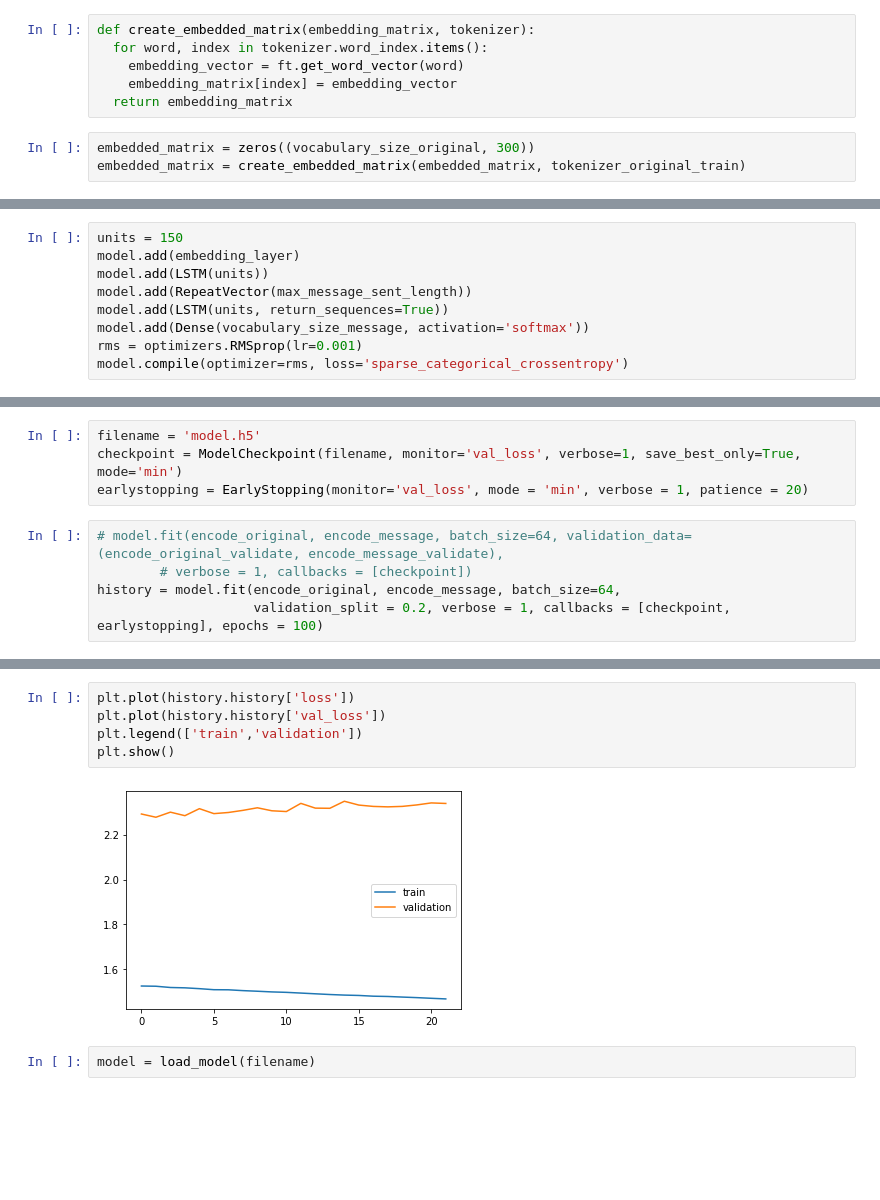
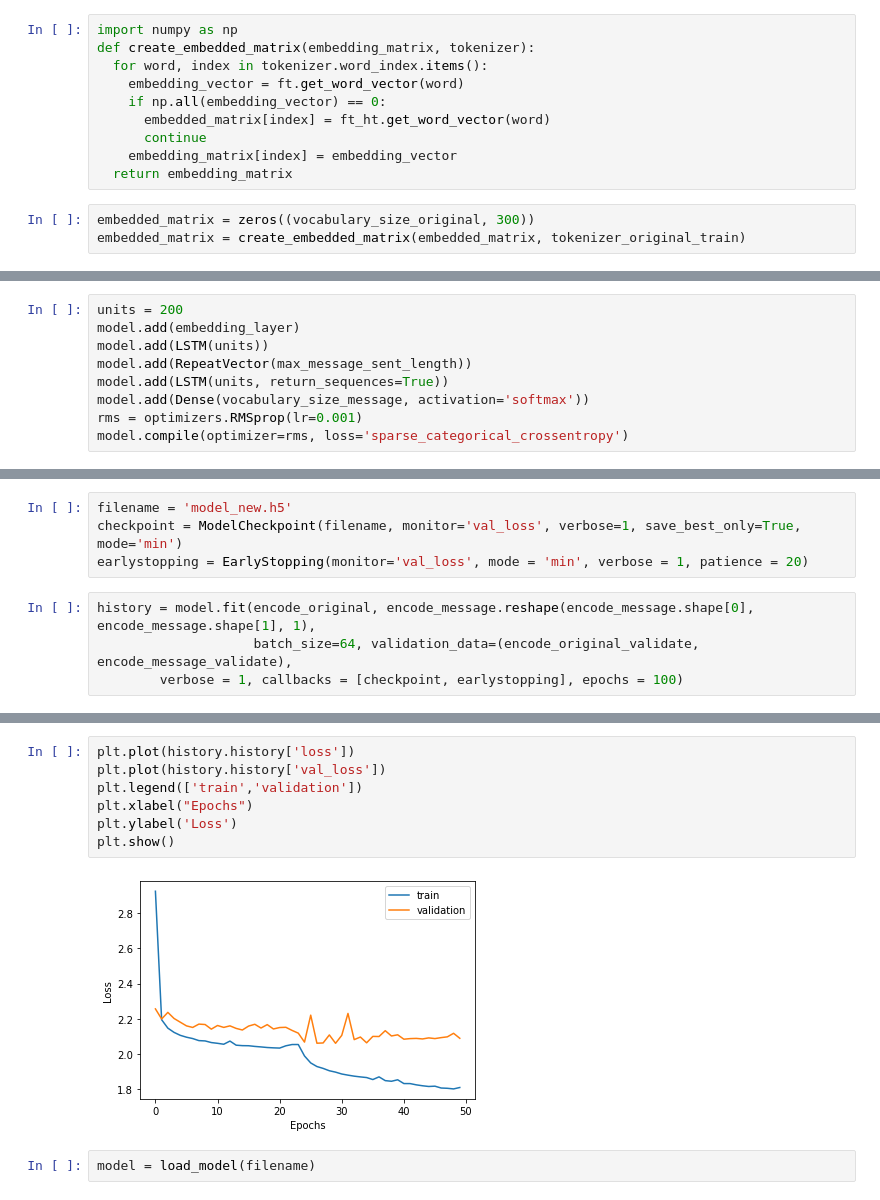
Before and after one commit to vadlamani-s/Multi-Language-Machine-Translation, a Jupyter notebook: LanguageTranslationSch.ipynb, the cells around one changed output, grey strips where cells are left out. Drawn from its saved outputs; the diff is of its cells as text; blank space fills up the shorter version.

```diff
--- a/LanguageTranslationSch.ipynb
+++ b/LanguageTranslationSch.ipynb
@@ -197,9 +177,13 @@ Building a Embedded Matrix
 
 ---
 # %%
+import numpy as np
 def create_embedded_matrix(embedding_matrix, tokenizer):
   for word, index in tokenizer.word_index.items():
     embedding_vector = ft.get_word_vector(word)
+    if np.all(embedding_vector) == 0:
+      embedded_matrix[index] = ft_ht.get_word_vector(word)
+      continue
     embedding_matrix[index] = embedding_vector
   return embedding_matrix
 # %%
@@ -237,7 +223,7 @@ embedding_layer.get_config()
  'output_dim': 300,
  'trainable': False}
 # %%
-units = 150
+units = 200
 model.add(embedding_layer)
 model.add(LSTM(units))
 model.add(RepeatVector(max_message_sent_length))
@@ -279,11 +265,10 @@ print(count)
 # %%
-filename = 'model.h5'
+filename = 'model_new.h5'
 checkpoint = ModelCheckpoint(filename, monitor='val_loss', verbose=1, save_best_only=True, mode='min')
 earlystopping = EarlyStopping(monitor='val_loss', mode = 'min', verbose = 1, patience = 20)
 # %%
-# model.fit(encode_original, encode_message, batch_size=64, validation_data=(encode_original_validate, encode_message_validate),
-        # verbose = 1, callbacks = [checkpoint])
-history = model.fit(encode_original, encode_message, batch_size=64,
-                    validation_split = 0.2, verbose = 1, callbacks = [checkpoint, earlystopping], epochs = 100)
+history = model.fit(encode_original, encode_message.reshape(encode_message.shape[0], encode_message.shape[1], 1),
+                    batch_size=64, validation_data=(encode_original_validate, encode_message_validate),
+        verbose = 1, callbacks = [checkpoint, earlystopping], epochs = 100)
 # %% [output]
 Epoch 1/100
@@ -306,9 +291,11 @@ Epoch 00022: early stopping
 # %%
 plt.plot(history.history['loss'])
 plt.plot(history.history['val_loss'])
 plt.legend(['train','validation'])
+plt.xlabel("Epochs")
+plt.ylabel('Loss')
 plt.show()
 # %% [output]
-[figure, old version]
+[figure, new version]
 # %%
 model = load_model(filename)
```
Also changed, not shown: parts of 51 cells of this notebook.
